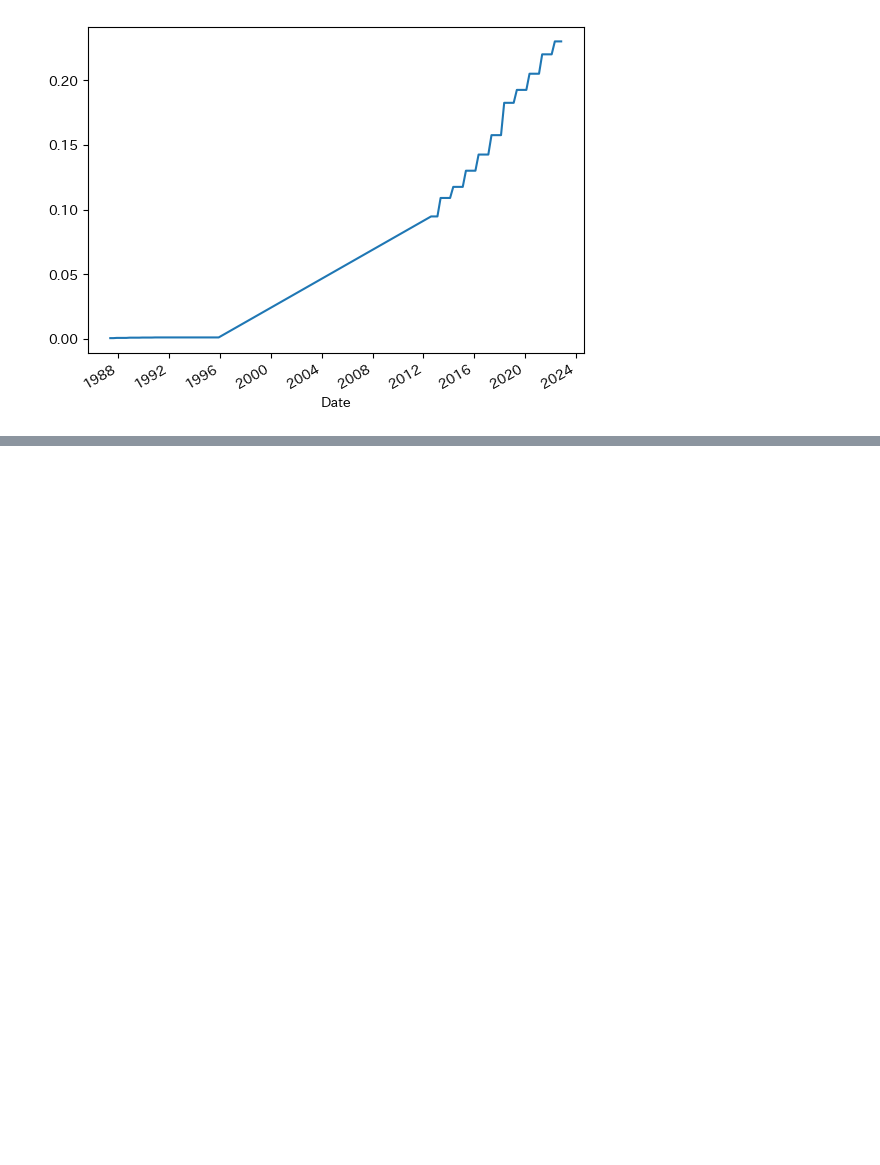
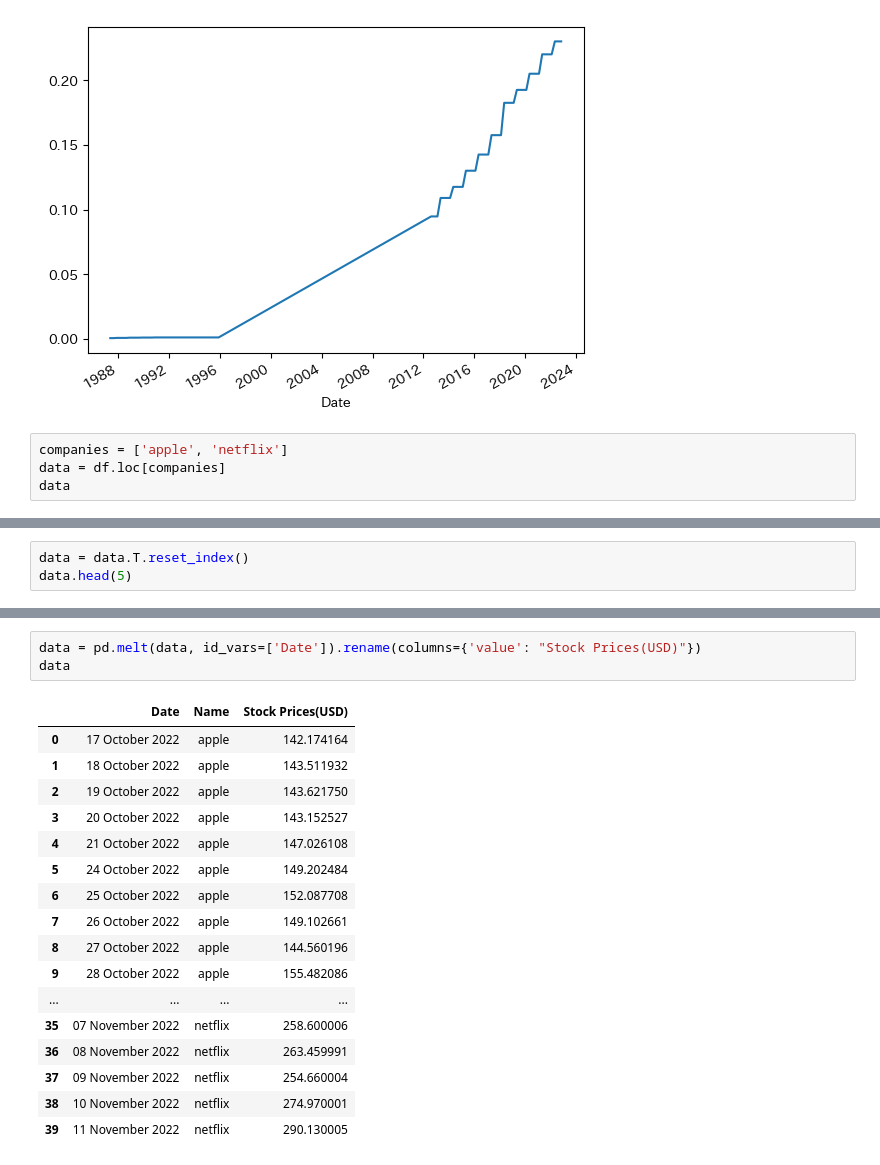
Before and after one commit to honalele/streamlit, a Jupyter notebook: stock_analysis_new.ipynb, the cells around one changed output, grey strips where cells are left out. Cells and saved outputs as stored; diff of their text form; blank space fills up the shorter version.

```diff
--- a/stock_analysis_new.ipynb
+++ b/stock_analysis_new.ipynb
@@ -56,3 +70,7 @@ tkr.dividends.plot()
 # %% [output]
 <AxesSubplot: xlabel='Date'>
 [figure]
+# %%
+companies = ['apple', 'netflix']
+data = df.loc[companies]
+data
@@ -58,0 +89,3 @@ tkr.dividends.plot()
+# %%
+data = data.T.reset_index()
+data.head(5)
@@ -58,0 +99,21 @@ tkr.dividends.plot()
+# %%
+data = pd.melt(data, id_vars=['Date']).rename(columns={'value': "Stock Prices(USD)"})
+data
+# %% [output]
+|  | Date | Name | Stock Prices(USD) |
+| 0 | 17 October 2022 | apple | 142.174164 |
+| 1 | 18 October 2022 | apple | 143.511932 |
+| 2 | 19 October 2022 | apple | 143.621750 |
+| 3 | 20 October 2022 | apple | 143.152527 |
+| 4 | 21 October 2022 | apple | 147.026108 |
+| 5 | 24 October 2022 | apple | 149.202484 |
+| 6 | 25 October 2022 | apple | 152.087708 |
+| 7 | 26 October 2022 | apple | 149.102661 |
+| 8 | 27 October 2022 | apple | 144.560196 |
+| 9 | 28 October 2022 | apple | 155.482086 |
+| ... | ... | ... | ... |
+| 35 | 07 November 2022 | netflix | 258.600006 |
+| 36 | 08 November 2022 | netflix | 263.459991 |
+| 37 | 09 November 2022 | netflix | 254.660004 |
+| 38 | 10 November 2022 | netflix | 274.970001 |
+| 39 | 11 November 2022 | netflix | 290.130005 |
```
Also changed, not shown: parts of 7 cells of this notebook, 1 other file.
